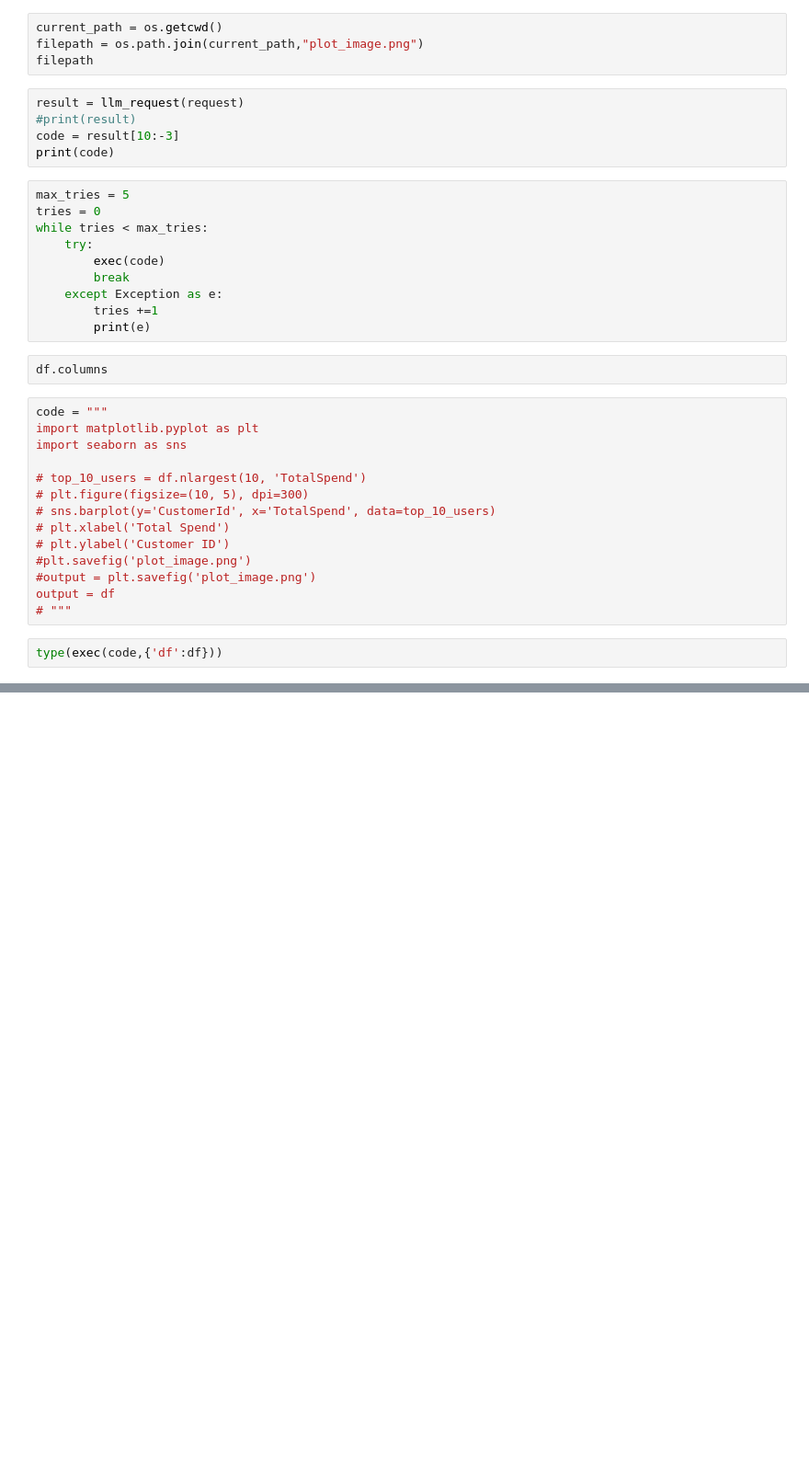
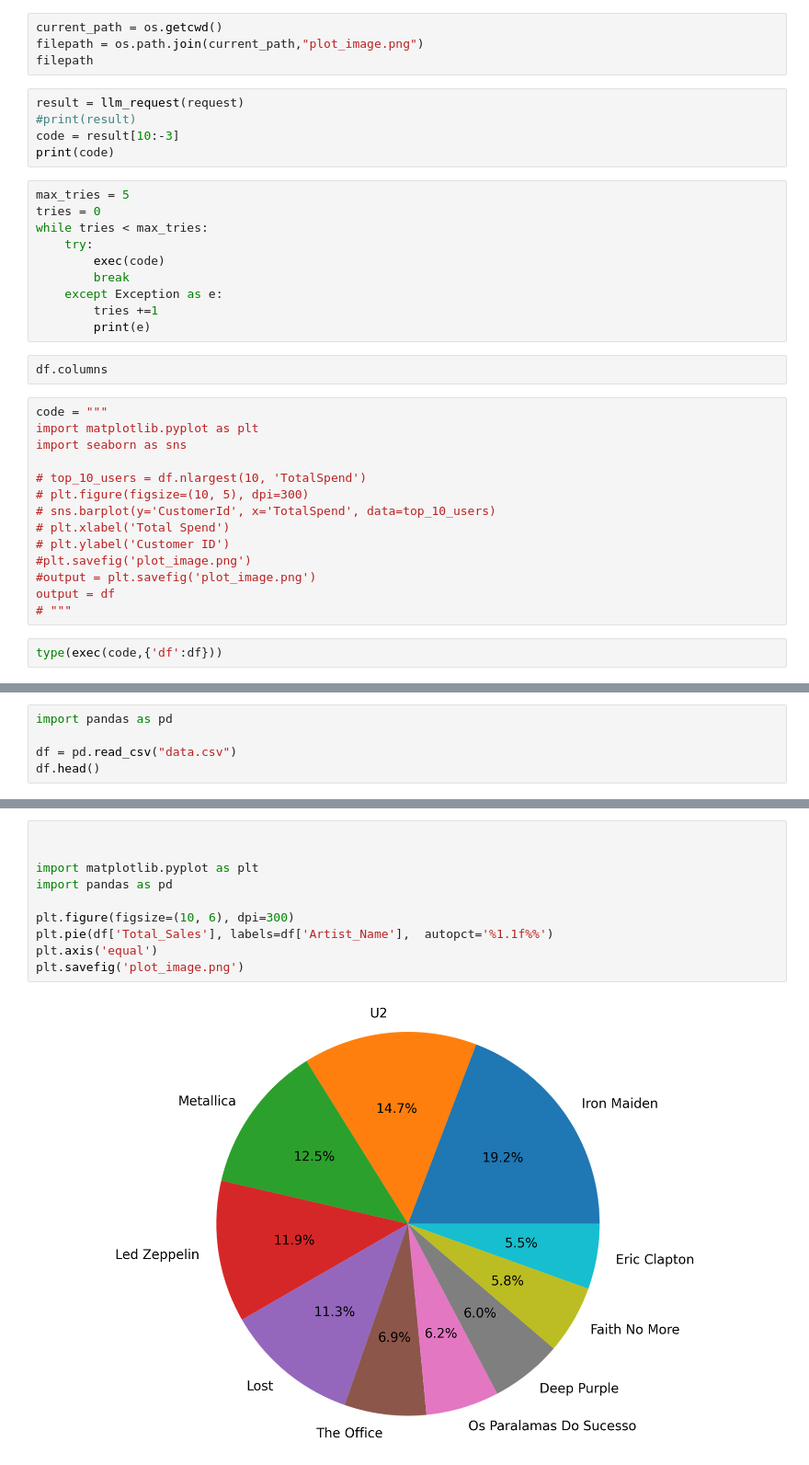
Before and after one commit to lokeshsubramany/DataChat, a Jupyter notebook: SQL_Plot_with_LLM/SQL_with_LLM.ipynb, the cells around one changed output, grey strips where cells are left out. Shown at 92% size. Drawn from its saved outputs; the diff is of its cells as text; blank space fills up the shorter version.

```diff
--- a/SQL_Plot_with_LLM/SQL_with_LLM.ipynb
+++ b/SQL_Plot_with_LLM/SQL_with_LLM.ipynb
@@ -108,0 +107,5 @@ from autogen import AssistantAgent
+# %%
+import pandas as pd
+
+df = pd.read_csv("data.csv")
+df.head()
@@ -108,0 +119,12 @@ from autogen import AssistantAgent
+# %%
+
+
+import matplotlib.pyplot as plt
+import pandas as pd
+
+plt.figure(figsize=(10, 6), dpi=300)
+plt.pie(df['Total_Sales'], labels=df['Artist_Name'],  autopct='%1.1f%%')
+plt.axis('equal')
+plt.savefig('plot_image.png')
+# %% [output]
+[figure, added]
```
Also changed, not shown: parts of 2 cells of this notebook, 12 other files.
